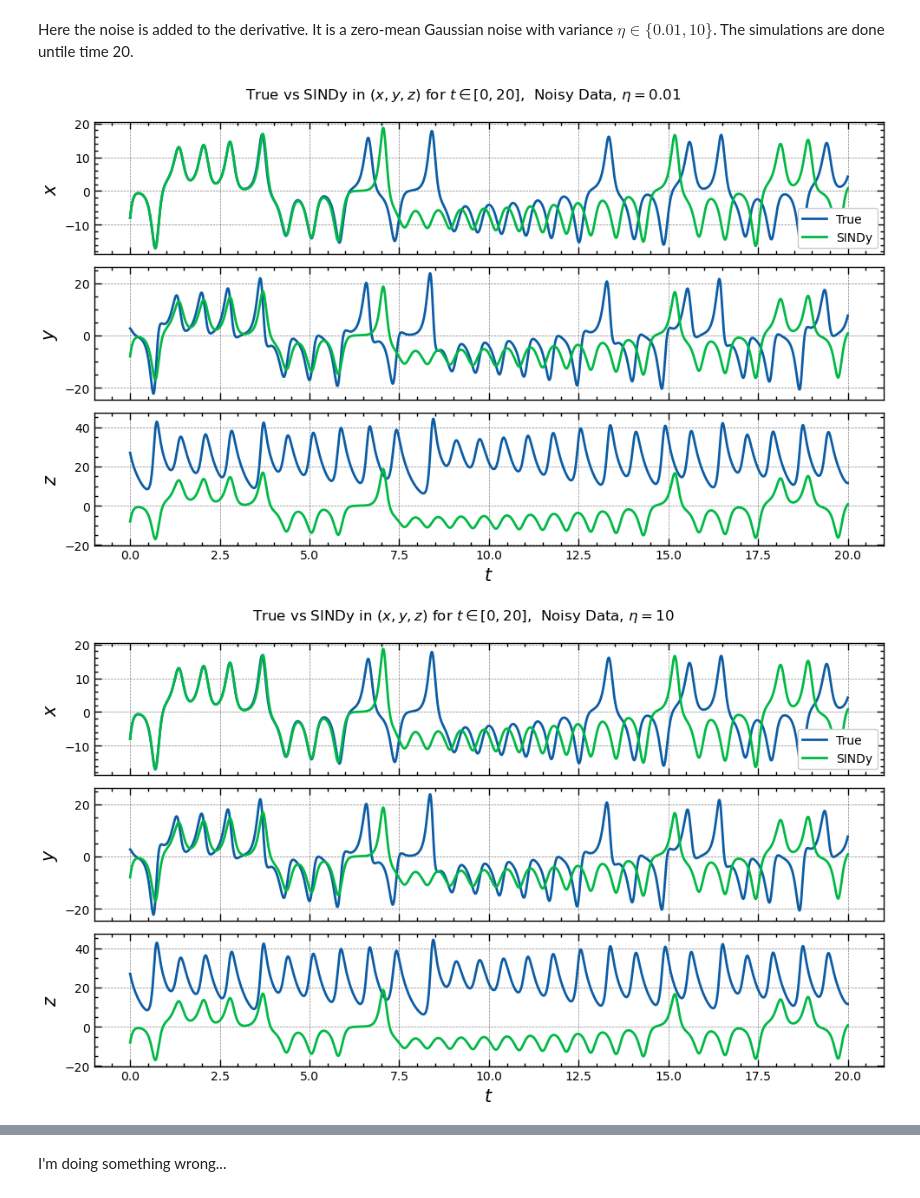
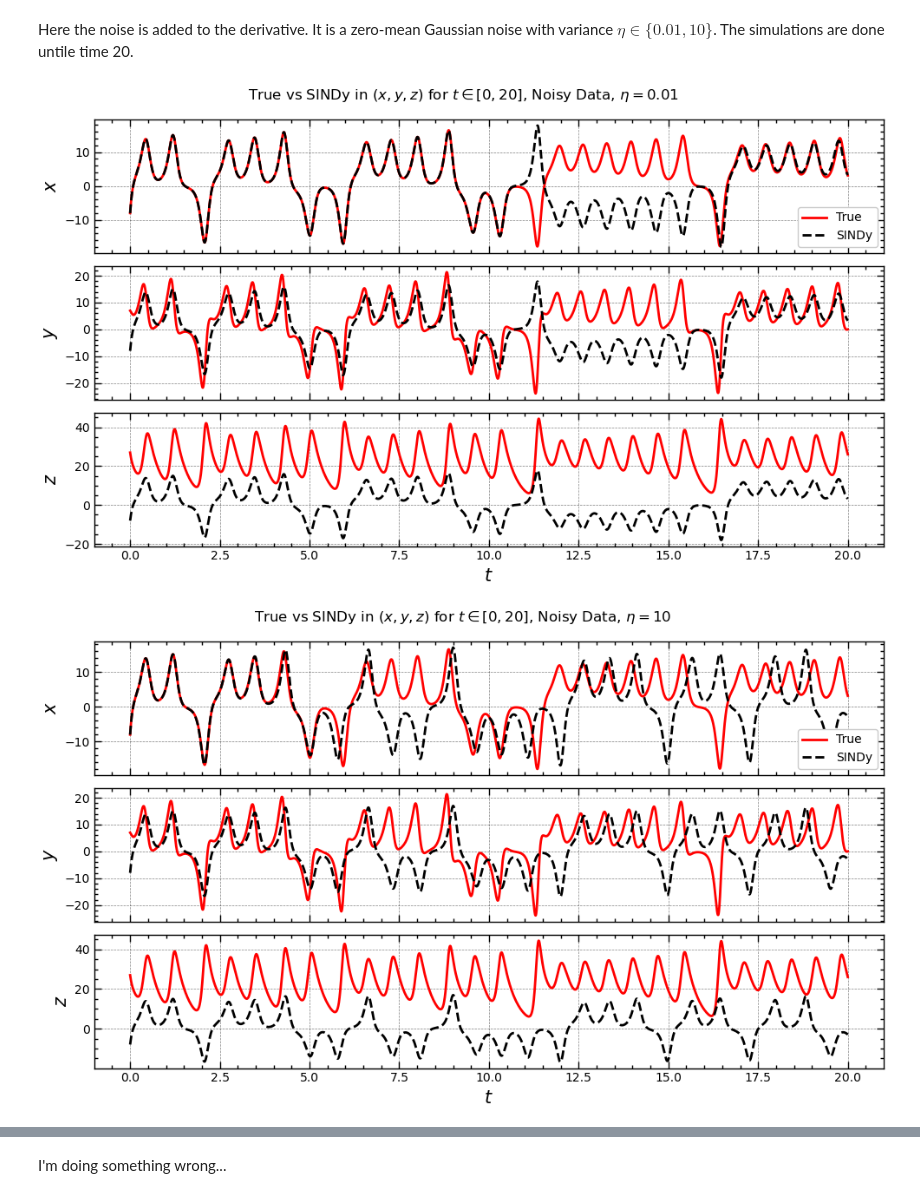
Before and after one commit to sandromikautadze/sindy-thesis, a Jupyter notebook: lorenz.ipynb, the cells around one changed output, grey strips where cells are left out. Cells and saved outputs as stored; diff of their text form; code cells hidden in the pictures.

Commit message:
update lorenz.ipnyb; sindy matches true data (finally), but dynamics seem wrong, fix needed

```diff
--- a/lorenz.ipynb
+++ b/lorenz.ipynb
@@ -109,8 +87,10 @@ xyz_derivative_data = np.array([lorenz(0, xyz_data[t]) for t in range(time.size)
 # %%
 feat_names = ["x", "y", "z"]
 opt = ps.STLSQ(threshold=0.05)
+# opt = Lasso(alpha = 2) # alpha is the regularization parameter
 poly_lib = ps.PolynomialLibrary(degree=5)
+diff_method = ps.FiniteDifference()
 short_time = np.arange(0, 20, delta_t) # define simulation time
-model1 = ps.SINDy(optimizer=opt, feature_library=poly_lib, feature_names=feat_names) # define model
-model1.fit(xyz_data, delta_t, xyz_derivative_data) # determine model
+model = ps.SINDy(optimizer=opt, feature_library=poly_lib, differentiation_method=diff_method, feature_names=feat_names) # define model
+model.fit(x_train, delta_t, x_derivative_train) # determine model
 # %% [output]
@@ -135,0 +128,2 @@ model1_sim_z = model1_sim[:, 2]
+# %%
+model_sim = model.simulate(x0, short_time)
@@ -136,5 +134,5 @@ model1_sim_z = model1_sim[:, 2]
 # %%
-def plot_xyz_lorenz(sim_x, sim_y, sim_z, time_limit_size = time.size, x=x_data, y=y_data, z=z_data, title="Clean Data"):
+def plot_xyz_lorenz(sim_x, sim_y, sim_z, time_limit = time, x=x_data, y=y_data, z=z_data, title="Clean Data"):
     """
     Plots dynamics of Lorenz in x,y,z
 
@@ -150,25 +148,25 @@ def plot_xyz_lorenz(sim_x, sim_y, sim_z, time_limit_size = time.size, x=x_data,
     """
     fig, axes = plt.subplots(3, 1, figsize=(10, 6))
 
-    axes[0].plot(time[:time_limit_size], x[:time_limit_size], label='True')
-    axes[0].plot(time[:time_limit_size], sim_x, label='SINDy')
+    axes[0].plot(time[:time_limit.size], x[:time_limit.size], label='True', c = "r")
+    axes[0].plot(time[:time_limit.size], sim_x, "k--", label='SINDy')
     axes[0].set_ylabel('$x$', fontsize = 15)
     axes[0].legend(loc = "lower right", prop={'size': 10})
     axes[0].xaxis.set_ticklabels([])
     axes[0].yaxis.set_tick_params(labelsize=10)
 
-    axes[1].plot(time[:time_limit_size], y[:time_limit_size])
-    axes[1].plot(time[:time_limit_size], sim_y)
+    axes[1].plot(time[:time_limit.size], y[:time_limit.size], c = "r")
+    axes[1].plot(time[:time_limit.size], sim_y, "k--")
     axes[1].set_ylabel('$y$', fontsize = 15)
     axes[1].xaxis.set_ticklabels([])
     axes[1].yaxis.set_tick_params(labelsize=10)
 
-    axes[2].plot(time[:time_limit_size], z[:time_limit_size])
-    axes[2].plot(time[:time_limit_size], sim_z)
+    axes[2].plot(time[:time_limit.size], z[:time_limit.size], c = "r")
+    axes[2].plot(time[:time_limit.size], sim_z, "k--")
     axes[2].set_xlabel('$t$', fontsize = 15)
     axes[2].set_ylabel('$z$', fontsize = 15)
     axes[2].xaxis.set_tick_params(labelsize=10)
     axes[2].yaxis.set_tick_params(labelsize=10)
-    plt.suptitle(f"True vs SINDy in $(x,y,z)$ for $t\in[0,{int(time_limit_size*delta_t)}]$,  {title}")
+    plt.suptitle(f"True vs SINDy in $(x,y,z)$ for $t\in[0,{int(time_limit.size*delta_t)}]$, {title}")
     plt.tight_layout()
     plt.show()
@@ -188,14 +188,13 @@ models = []
 models_sim = []
 
 for noise in noises:
-    model = ps.SINDy(optimizer=opt, feature_library=poly_lib, feature_names=feat_names)
-    model.fit(xyz_data, delta_t, x_dot=xyz_derivative_data + np.random.normal(loc=0.0, scale=noise, size=xyz_data.shape))
+    model = ps.SINDy(optimizer=opt, feature_library=poly_lib, differentiation_method=diff_method, feature_names=feat_names)
+    model.fit(x_train, t = delta_t, x_dot=x_derivative_train + np.random.normal(loc=0.0, scale=noise, size=x_train.shape))
     models.append(model)
     models_sim.append(model.simulate(x0, short_time))
 # %%
-for model_sim in models_sim:
-    for noise in noises:
-        plot_xyz_lorenz(model_sim[:,0], model_sim[:,0], model_sim[:,0], short_time.size, title=f"Noisy Data, $\eta={noise}$")
+for i, model_sim in enumerate(models_sim):
+        plot_xyz_lorenz(model_sim[:,0], model_sim[:,0], model_sim[:,0], short_time, title=f"Noisy Data, $\eta={noises[i]}$")
 # %% [output]
-[figure, old version]
+[figure, new version]
-[figure, old version]
+[figure, new version]
```
Also changed, not shown: parts of 20 cells of this notebook.
